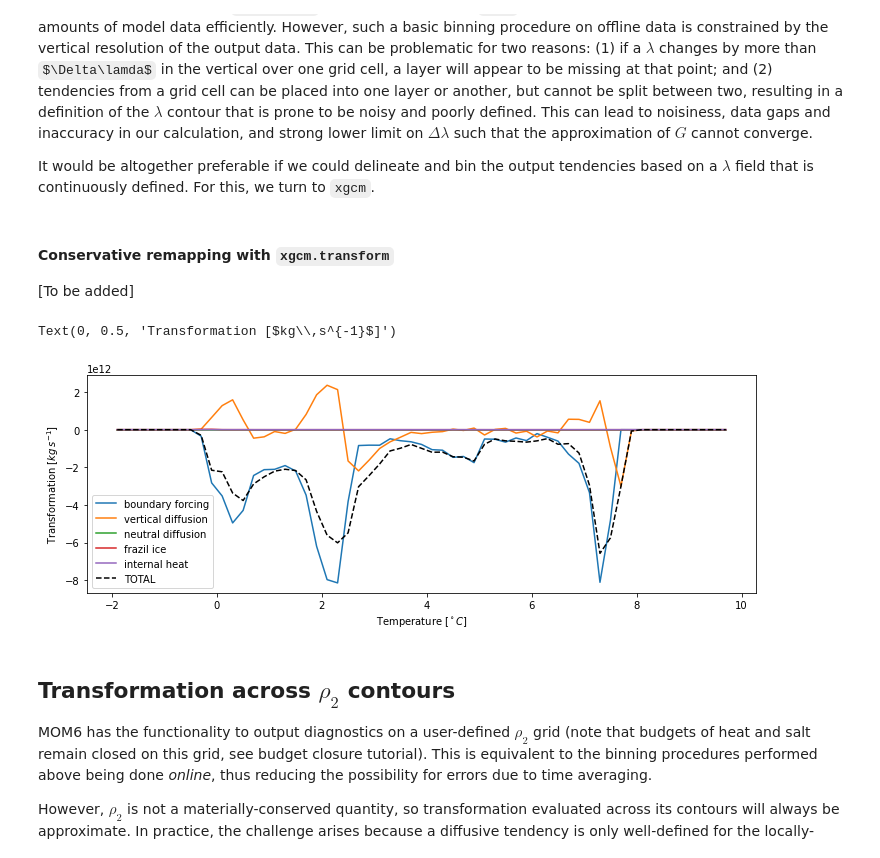
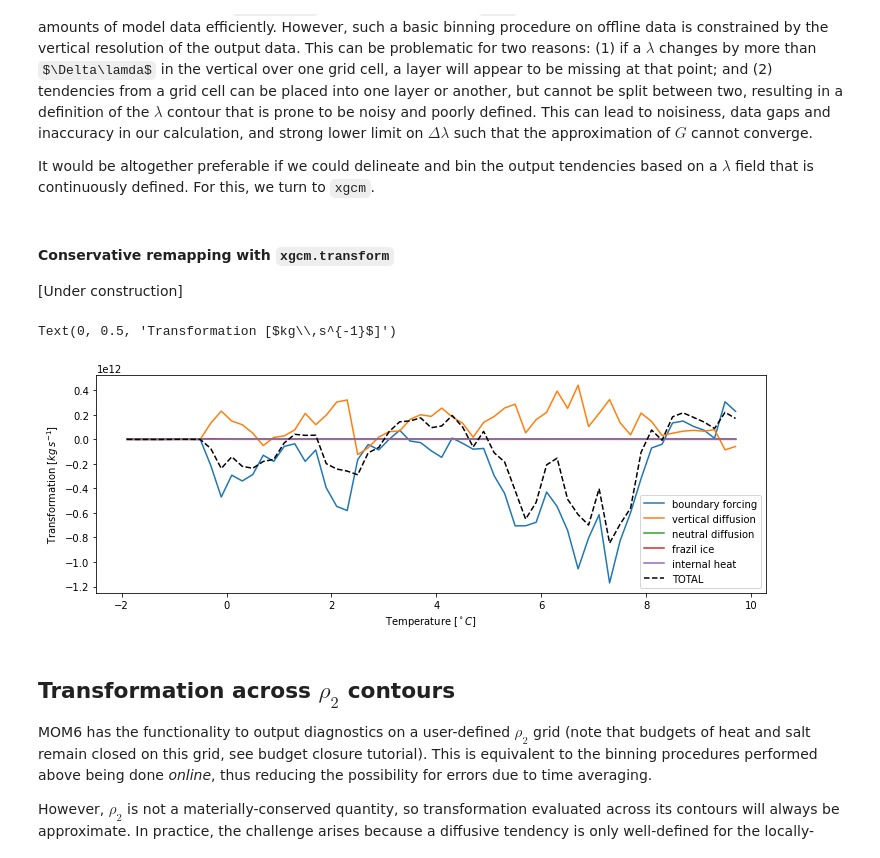
Before and after one commit to gmacgilchrist/wmt_bgc, a Jupyter notebook: notebooks/tutorial_wmt.ipynb, the cells around one changed output. Cells and saved outputs as stored; diff of their text form; code cells hidden in the pictures; some formulas as TeX source.

```diff
--- a/notebooks/tutorial_wmt.ipynb
+++ b/notebooks/tutorial_wmt.ipynb
@@ -82,10 +84,10 @@ for term in terms:
 # %%
+# Plot the time-mean transformation
 fig, ax = plt.subplots(figsize=(12,4))
-total = xr.zeros_like(G[terms[0]].isel(time=0))
-for term in terms:
-    # Just plot the first timestep
-    ax.plot(G['temp_bin'],G[term].isel(time=0),label=names[term])
-    total += G[term].isel(time=0)
+total = xr.zeros_like(G[processes[0]].mean('time'))
+for process in processes:
+    ax.plot(G['temp_bin'],G[process].mean('time'),label=process)
+    total += G[process].mean('time')
 ax.plot(G['temp_bin'],total,color='k',linestyle='--',label='TOTAL')
 ax.legend()
 ax.set_xlabel('Temperature [$^\circ C$]')
@@ -102,7 +104,7 @@ It would be altogether preferable if we could delineate and bin the output tende
 # %% [markdown]
 #### Conservative remapping with `xgcm.transform`
 
-[To be added]
+[Under construction]
 # %%
 # Build an xgcm grid object
 # Create a pseudo-grid in the vertical
@@ -128,30 +130,30 @@ coords={'X': {'center': 'xh', 'right': 'xq'},
         'Y': {'center': 'yh', 'right': 'yq'},
         'Z': {'center': 'zl', 'outer': 'zi'} }
 xgrid = Grid(grid, coords=coords, metrics=metrics, periodic=['X'])
+
+# Interpolate the temperature coordinate to the cell interfaces
+ds['temp_i'] = xgrid.interp(ds['temp'],'Z',boundary='extrapolate').chunk({'zi':-1})
 # %%
 # Transform each of the diffusive tendency terms onto a temperature grid
-ds_on_temp = xr.Dataset()
-for term in terms:
-    ds_on_temp[term] = xgrid.transform(ds[term],'Z',target=bins,target_data=ds['temp'],method='conservative')
+# And integrate in each temperature layer and divide by \delta temp
+G = xr.Dataset()
+for process in processes:
+    term = terms['heat'][process]
+    var_on_temp = xgrid.transform(ds[term],'Z',target=bins,target_data=ds['temp_i'],method='conservative')
+    G[process] = ((rho0*var_on_temp/Cp)*grid['areacello']).sum(['xh','yh'])/np.diff(bins)
-# %%
-# Now integrate in each temperature layer and divide by \delta temp
-G = xr.Dataset()
-for term in terms:
-    G[term] = ((rho0*ds_on_temp[term]/cp)*grid['areacello']).sum(['xh','yh'])/np.diff(bins)
 # %%
 fig, ax = plt.subplots(figsize=(12,4))
-total = xr.zeros_like(G[terms[0]].isel(time=0))
-for term in terms:
-    # Just plot the first timestep
-    ax.plot(G['temp'],G[term].isel(time=0),label=names[term])
-    total += G[term].isel(time=0)
-ax.plot(G['temp'],total,color='k',linestyle='--',label='TOTAL')
+total = xr.zeros_like(G[processes[0]].mean('time'))
+for process in processes:
+    ax.plot(G['temp_i'],G[process].mean('time'),label=process)
+    total += G[process].mean('time')
+ax.plot(G['temp_i'],total,color='k',linestyle='--',label='TOTAL')
 ax.legend()
 ax.set_xlabel('Temperature [$^\circ C$]')
 ax.set_ylabel('Transformation [$kg\,s^{-1}$]')
 # %% [output]
 Text(0, 0.5, 'Transformation [$kg\\,s^{-1}$]')
-[figure, old version]
+[figure, new version]
 # %% [markdown]
 ## Transformation across $\rho_2$ contours
 MOM6 has the functionality to output diagnostics on a user-defined $\rho_2$ grid (note that budgets of heat and salt remain closed on this grid, see budget closure tutorial). This is equivalent to the binning procedures performed above being done *online*, thus reducing the possibility for errors due to time averaging.
```
Also changed, not shown: parts of 12 cells of this notebook.
